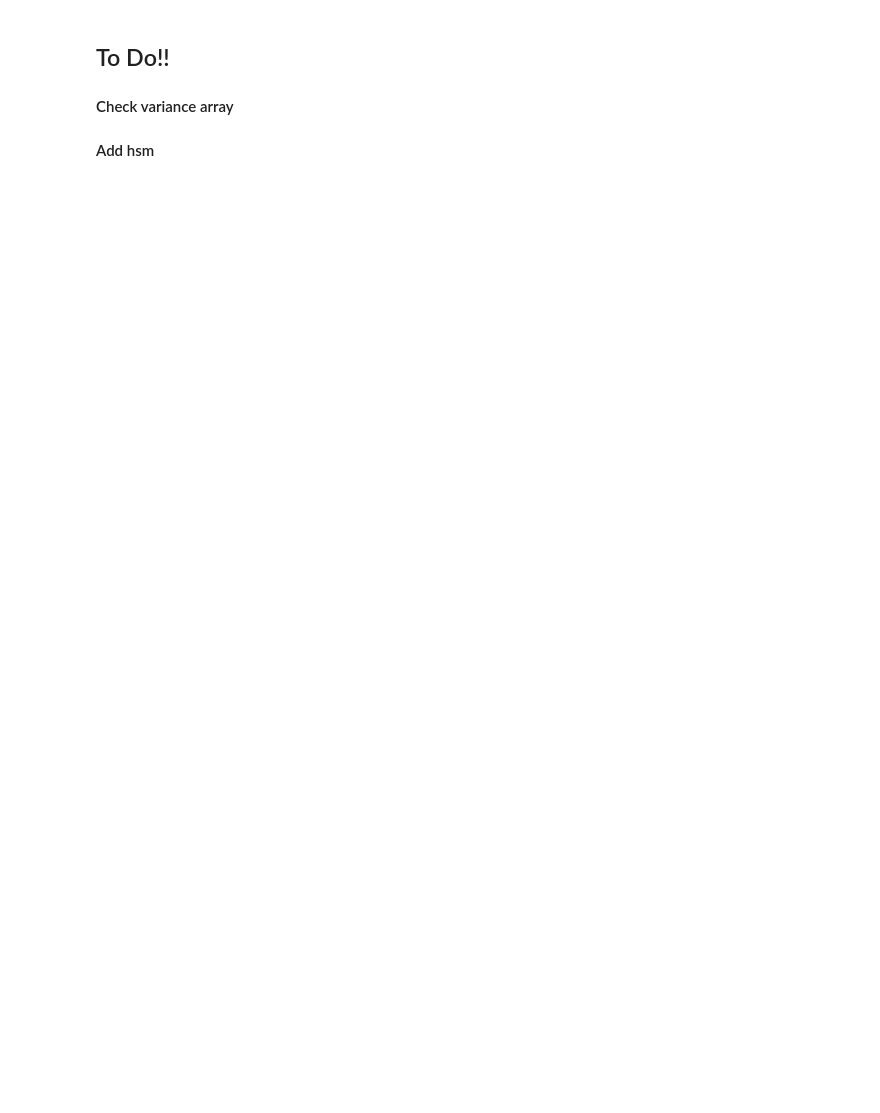
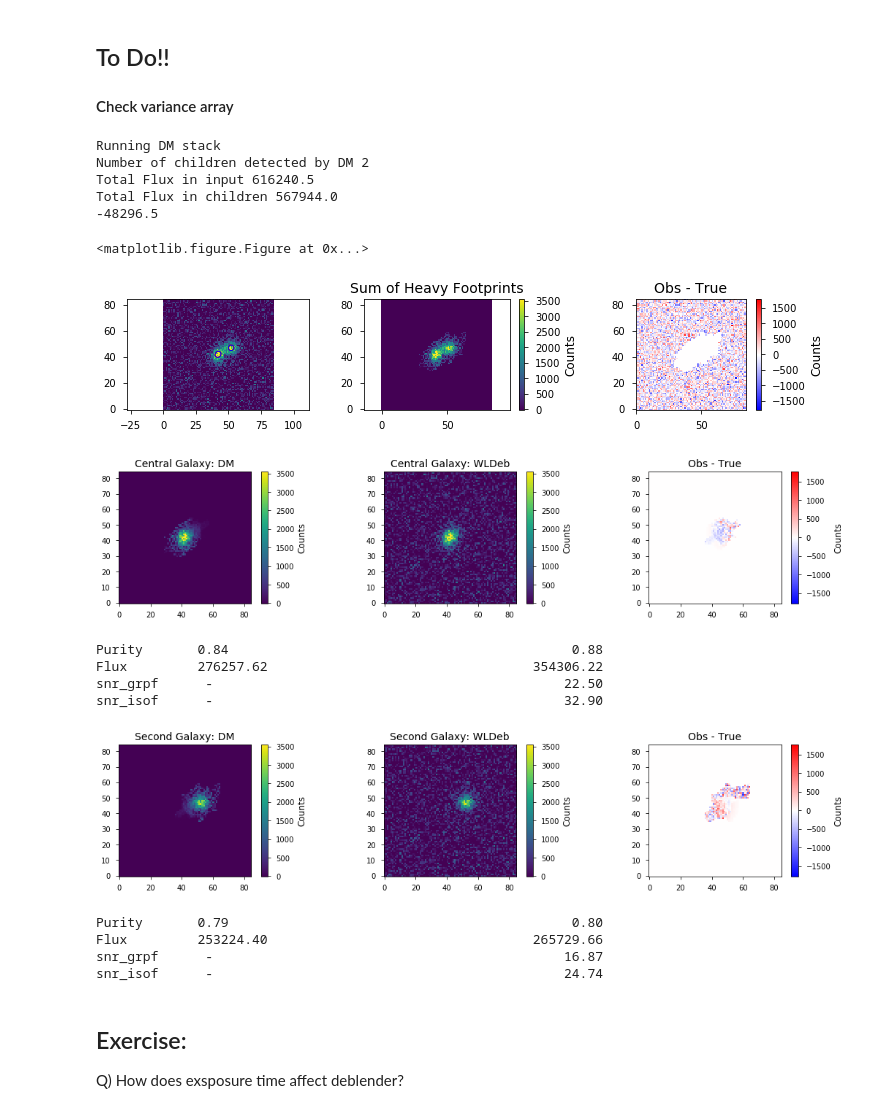
Before and after one commit to LSSTDESC/Blending_tutorial, a Jupyter notebook: Two_galaxy_blends.ipynb, the cells around one changed output. Cells and saved outputs as stored; diff of their text form; code cells hidden in the pictures; blank space fills up the shorter version.

```diff
--- a/Two_galaxy_blends.ipynb
+++ b/Two_galaxy_blends.ipynb
@@ -3,4 +193,3 @@ Two galaxy blends are created and given to WLDEblending package. The Output can
 # %% [markdown]
 ## To Do!!
 #### Check variance array
-#### Add hsm
@@ -71,0 +487,31 @@ measure = lsst.meas.base.SingleFrameMeasurementTask(schema=schema, config=config
+# %%
+data_dir = 'data/'
+# If not running stack, set this to False
+run_DM = True
+# %%
+# Innput parameters with their default values:
+# flux_frac=0.75, bhlr_frac=1, dhlr_frac=1,
+# x0=10, y0=5, p_angle=0, b_e=0, d_e=0.,
+# band='i', exp=5520
+run(run_DM=run_DM)
+# %% [output]
+Running DM stack
+Number of children detected by DM 2
+Total Flux in input 616240.5
+Total Flux in children 567944.0
+-48296.5
+<matplotlib.figure.Figure at 0x...>
+[figure, added]
+[figure, added]
+Purity       0.84                                            0.88
+Flux         276257.62                                  354306.22
+snr_grpf      -                                             22.50
+snr_isof      -                                             32.90
+[figure, added]
+Purity       0.79                                            0.80
+Flux         253224.40                                  265729.66
+snr_grpf      -                                             16.87
+snr_isof      -                                             24.74
+# %% [markdown]
+## Exercise:
+Q) How does exsposure time affect deblender?
```
Also changed, not shown: parts of 44 cells of this notebook.
